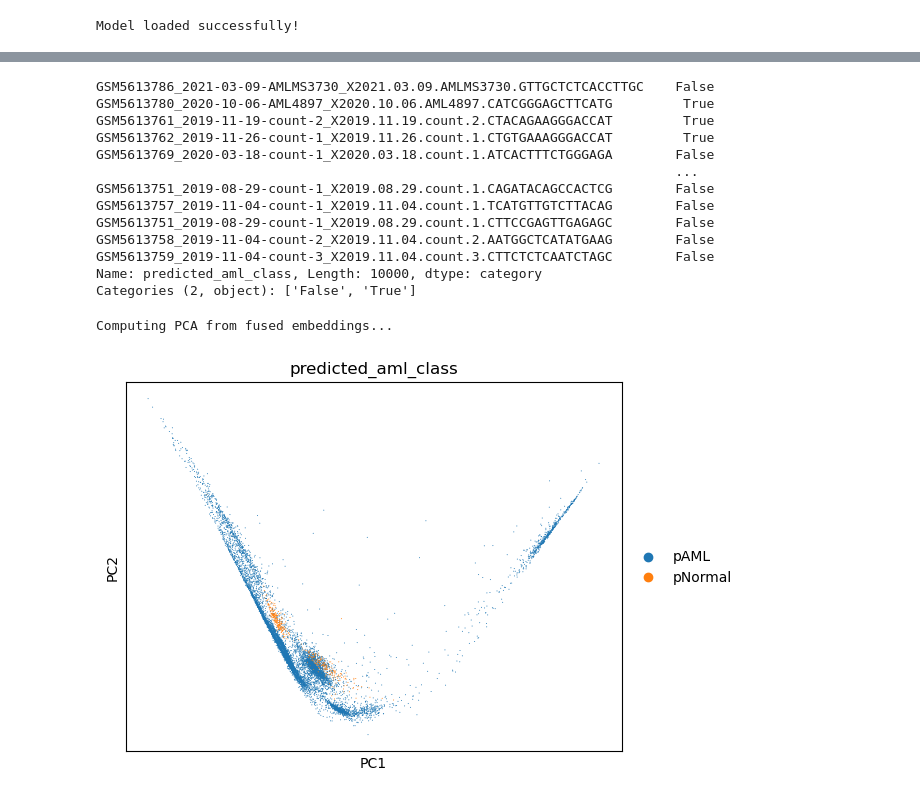
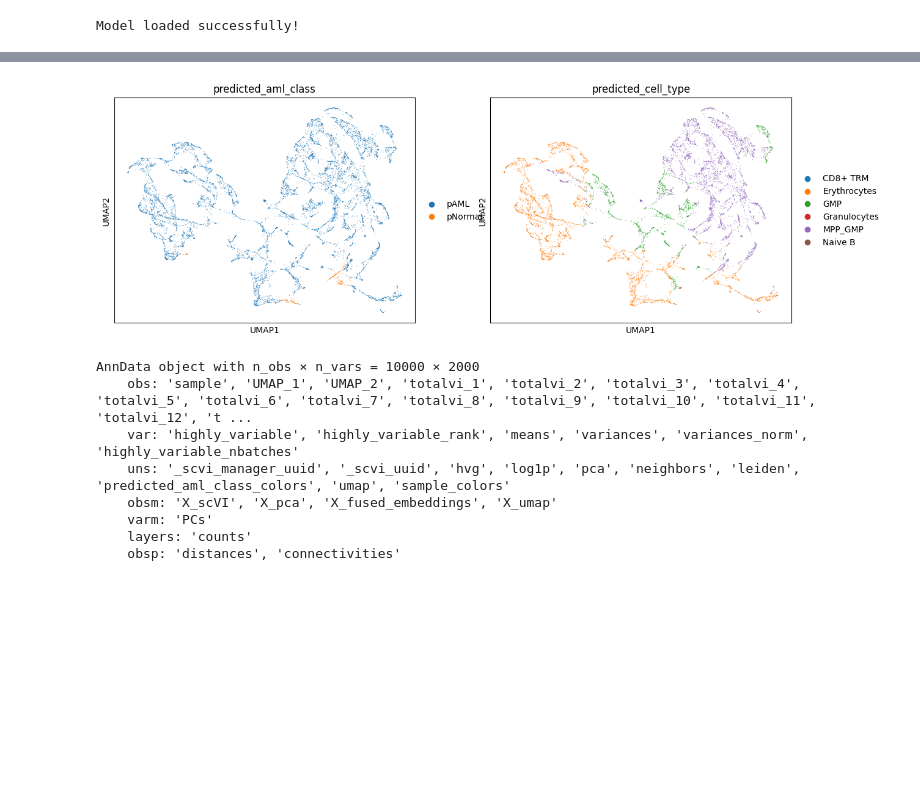
Before and after one commit to SreeSatyaGit/DeepOMAPNet, a Jupyter notebook: Tutorials/Test.ipynb, the cells around one changed output, grey strips where cells are left out. Drawn from its saved outputs; the diff is of its cells as text; code cells hidden in the pictures; blank space fills up the shorter version.

```diff
--- a/Tutorials/Test.ipynb
+++ b/Tutorials/Test.ipynb
@@ -417,34 +436,23 @@ sc.pl.highest_expr_genes(predictions, n_top=20)
+# %%
+
+sc.pp.neighbors(predictions, use_rep='X_fused_embeddings')
+sc.tl.umap(predictions, min_dist=0.3)
+
+sc.pl.umap(
+    predictions,
+    color=["predicted_aml_class","predicted_cell_type"],
+    size=2,
+)
+# %% [output]
+[figure, added]
 # %%
-predictions.obs['predicted_aml_class']
+predictions
 # %% [output]
-GSM5613786_2021-03-09-AMLMS3730_X2021.03.09.AMLMS3730.GTTGCTCTCACCTTGC    False
-GSM5613780_2020-10-06-AML4897_X2020.10.06.AML4897.CATCGGGAGCTTCATG         True
-GSM5613761_2019-11-19-count-2_X2019.11.19.count.2.CTACAGAAGGGACCAT         True
-GSM5613762_2019-11-26-count-1_X2019.11.26.count.1.CTGTGAAAGGGACCAT         True
-GSM5613769_2020-03-18-count-1_X2020.03.18.count.1.ATCACTTTCTGGGAGA        False
-                                                                          ...
-GSM5613751_2019-08-29-count-1_X2019.08.29.count.1.CAGATACAGCCACTCG        False
-GSM5613757_2019-11-04-count-1_X2019.11.04.count.1.TCATGTTGTCTTACAG        False
-GSM5613751_2019-08-29-count-1_X2019.08.29.count.1.CTTCCGAGTTGAGAGC        False
-GSM5613758_2019-11-04-count-2_X2019.11.04.count.2.AATGGCTCATATGAAG        False
-GSM5613759_2019-11-04-count-3_X2019.11.04.count.3.CTTCTCTCAATCTAGC        False
-Name: predicted_aml_class, Length: 10000, dtype: category
-Categories (2, object): ['False', 'True']
+AnnData object with n_obs × n_vars = 10000 × 2000
+    obs: 'sample', 'UMAP_1', 'UMAP_2', 'totalvi_1', 'totalvi_2', 'totalvi_3', 'totalvi_4', 'totalvi_5', 'totalvi_6', 'totalvi_7', 'totalvi_8', 'totalvi_9', 'totalvi_10', 'totalvi_11', 'totalvi_12', 't ...
+    var: 'highly_variable', 'highly_variable_rank', 'means', 'variances', 'variances_norm', 'highly_variable_nbatches'
+    uns: '_scvi_manager_uuid', '_scvi_uuid', 'hvg', 'log1p', 'pca', 'neighbors', 'leiden', 'predicted_aml_class_colors', 'umap', 'sample_colors'
+    obsm: 'X_scVI', 'X_pca', 'X_fused_embeddings', 'X_umap'
+    varm: 'PCs'
+    layers: 'counts'
+    obsp: 'distances', 'connectivities'
-# %%
-# Compute PCA using fused embeddings
-print("Computing PCA from fused embeddings...")
-
-# Store original embeddings
-fused_embeddings = predictions.obsm['X_fused_embeddings'].copy()
-
-# Compute PCA using scanpy
-sc.pp.pca(predictions, n_comps=50, use_highly_variable=False)
-
-sc.pl.pca(
-    predictions,
-    color=["predicted_aml_class"],
-    size=2,
-)
-# %% [output]
-Computing PCA from fused embeddings...
-[figure, removed]
```
Also changed, not shown: parts of 33 cells of this notebook.
